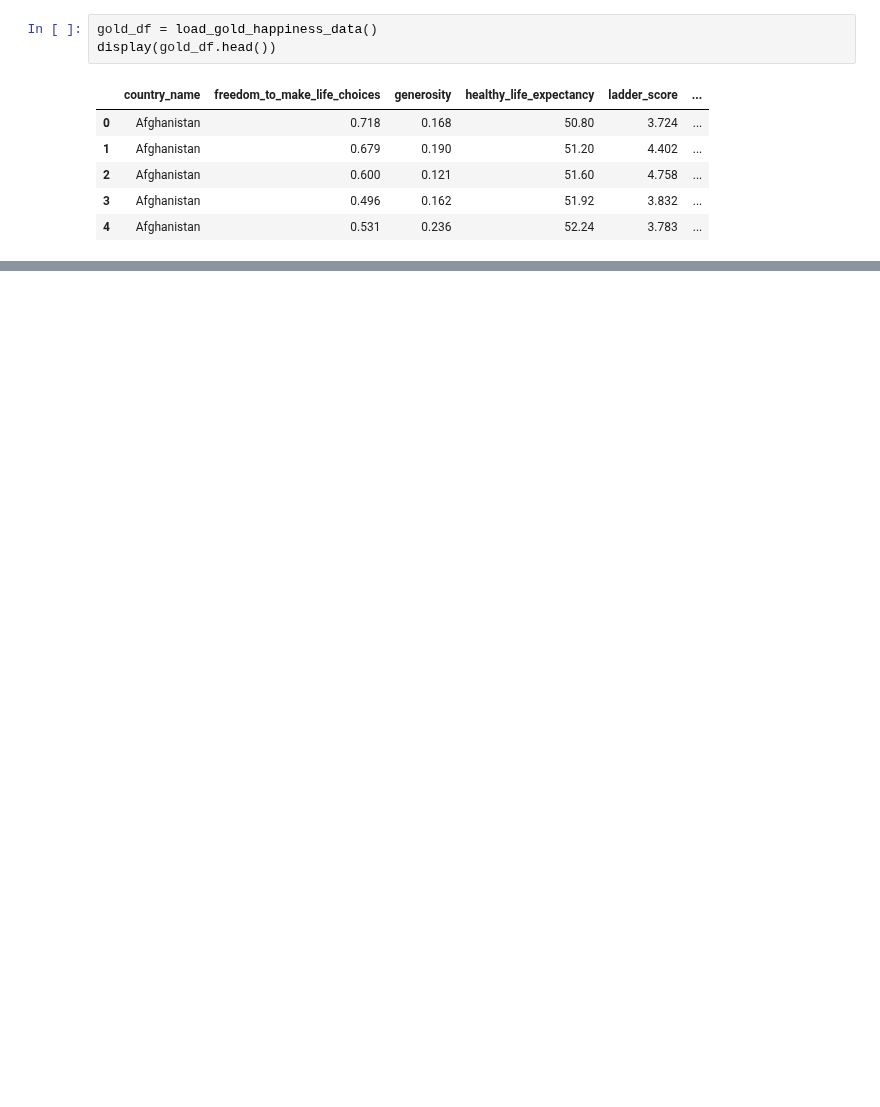
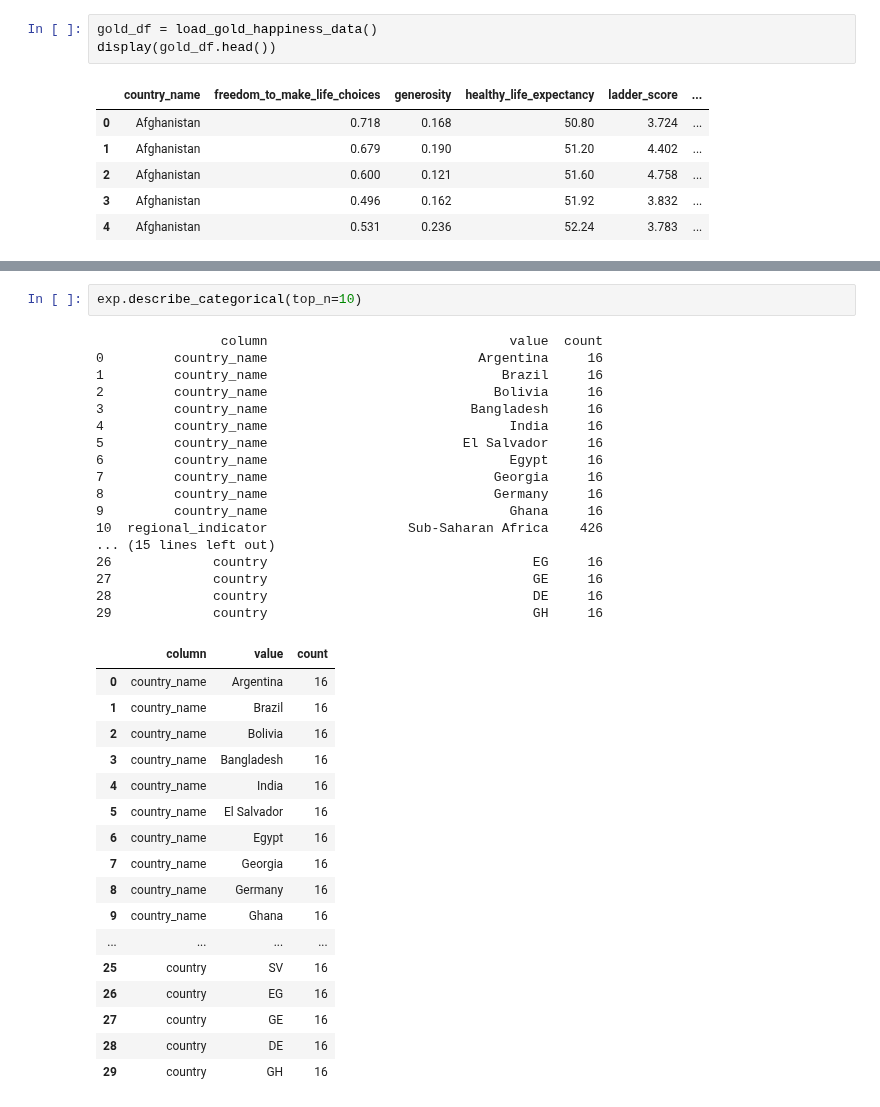
Before and after one commit to Ch3rry-Pi3-AI/DataAnalysis-World-Happiness-Report, a Jupyter notebook: eda_notebook.ipynb, the cells around one changed output, grey strips where cells are left out. Cells and saved outputs as stored; diff of their text form; blank space fills up the shorter version.

```diff
--- a/eda_notebook.ipynb
+++ b/eda_notebook.ipynb
@@ -113,0 +98,37 @@ AttributeError: 'EDAExplorer' object has no attribute 'missingness'
+# %%
+exp.describe_categorical(top_n=10)
+# %% [output]
+                column                               value  count
+0         country_name                           Argentina     16
+1         country_name                              Brazil     16
+2         country_name                             Bolivia     16
+3         country_name                          Bangladesh     16
+4         country_name                               India     16
+5         country_name                         El Salvador     16
+6         country_name                               Egypt     16
+7         country_name                             Georgia     16
+8         country_name                             Germany     16
+9         country_name                               Ghana     16
+10  regional_indicator                  Sub-Saharan Africa    426
+... (15 lines left out)
+26             country                                  EG     16
+27             country                                  GE     16
+28             country                                  DE     16
+29             country                                  GH     16
+|  | column | value | count |
+| 0 | country_name | Argentina | 16 |
+| 1 | country_name | Brazil | 16 |
+| 2 | country_name | Bolivia | 16 |
+| 3 | country_name | Bangladesh | 16 |
+| 4 | country_name | India | 16 |
+| 5 | country_name | El Salvador | 16 |
+| 6 | country_name | Egypt | 16 |
+| 7 | country_name | Georgia | 16 |
+| 8 | country_name | Germany | 16 |
+| 9 | country_name | Ghana | 16 |
+| ... | ... | ... | ... |
+| 25 | country | SV | 16 |
+| 26 | country | EG | 16 |
+| 27 | country | GE | 16 |
+| 28 | country | DE | 16 |
+| 29 | country | GH | 16 |
```
Also changed, not shown: parts of 12 cells of this notebook, 2 other files.
